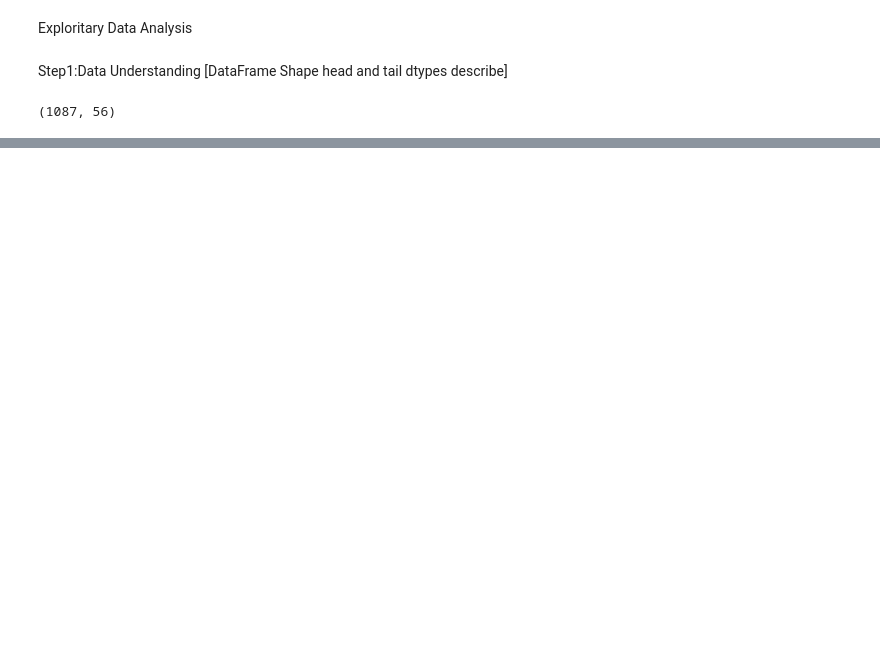
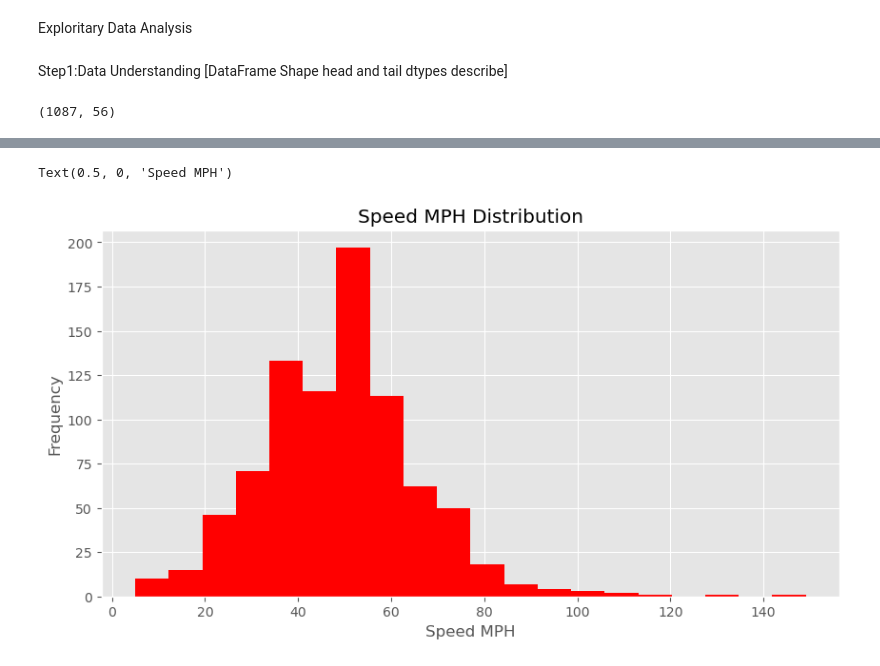
Before and after one commit to Nimesh8848/EDAPython, a Jupyter notebook: eda.ipynb, the cells around one changed output, grey strips where cells are left out. Drawn from its saved outputs; the diff is of its cells as text; code cells hidden in the pictures; blank space fills up the shorter version.

```diff
--- a/eda.ipynb
+++ b/eda.ipynb
@@ -34,0 +63,6 @@ df=df.drop(columns=['Opening date'],axis=1)
+# %%
+ax=df['Speed_MPH'].plot(kind='hist',bins=20,figsize=(10,5),color='red',title='Speed MPH Distribution')
+ax.set_xlabel('Speed MPH')
+# %% [output]
+Text(0.5, 0, 'Speed MPH')
+[figure, added]
```
Also changed, not shown: parts of 15 cells of this notebook.
